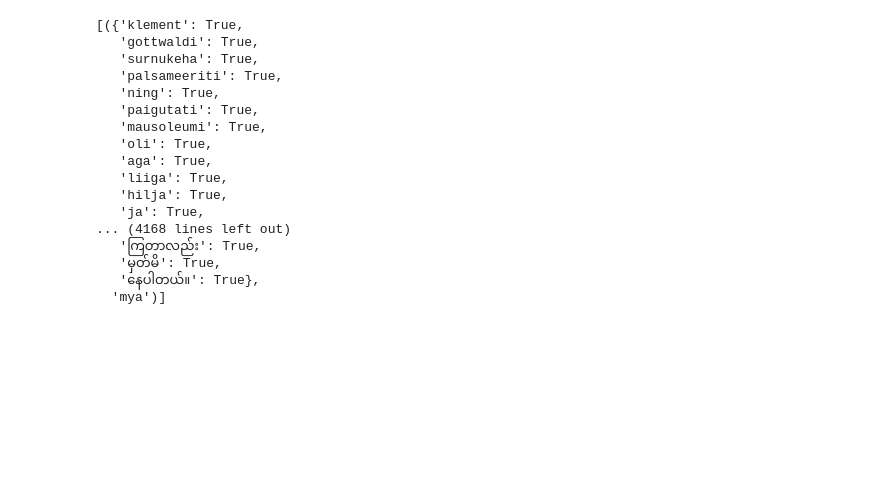
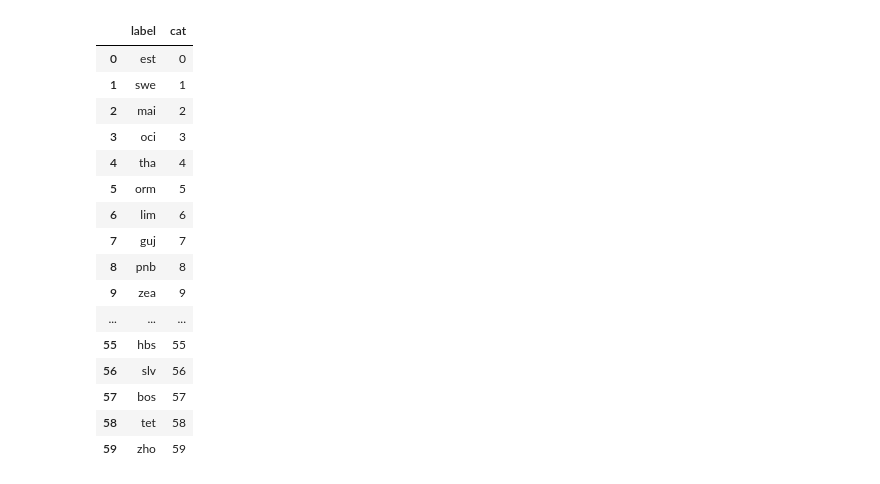
Before and after one commit to jaclu010/text-mining, a Jupyter notebook: Naive Bayes.ipynb, the cells around one changed output. Saved outputs shown, nothing was run; the diff lists cells and outputs as text; code cells hidden in the pictures; blank space fills up the shorter version.

```diff
--- a/Naive Bayes.ipynb
+++ b/Naive Bayes.ipynb
@@ -17,3 +20,5 @@ train.columns = ['x', 'label']
 
 test = pds.concat([read_file('x_test.txt'), read_file('y_test.txt')], axis=1)
 test.columns = ['x', 'label']
+
+train['cat'] = train.label.factorize()[0]
@@ -74,20 +24,0 @@ for idx, row in test.iterrows():
-# %%
-tr_dat
-# %% [output]
-[({'klement': True,
-   'gottwaldi': True,
-   'surnukeha': True,
-   'palsameeriti': True,
-   'ning': True,
-   'paigutati': True,
-   'mausoleumi': True,
-   'oli': True,
-   'aga': True,
-   'liiga': True,
-   'hilja': True,
-   'ja': True,
-... (4168 lines left out)
-   'ကြတာလည်း': True,
-   'မှတ်မိ': True,
-   'နေပါတယ်။': True},
-  'mya')]
@@ -97,0 +25,22 @@ print("Classifier accuracy percent:",(nltk.classify.accuracy(classifier, testing
+# %%
+cat_id = train[['label', 'cat']].drop_duplicates().sort_values('cat').reset_index(drop=True)
+# %%
+cat_id.iloc[0:60]
+# %% [output]
+|  | label | cat |
+| 0 | est | 0 |
+| 1 | swe | 1 |
+| 2 | mai | 2 |
+| 3 | oci | 3 |
+| 4 | tha | 4 |
+| 5 | orm | 5 |
+| 6 | lim | 6 |
+| 7 | guj | 7 |
+| 8 | pnb | 8 |
+| 9 | zea | 9 |
+| ... | ... | ... |
+| 55 | hbs | 55 |
+| 56 | slv | 56 |
+| 57 | bos | 57 |
+| 58 | tet | 58 |
+| 59 | zho | 59 |
```
Also changed, not shown: parts of 22 cells of this notebook.
